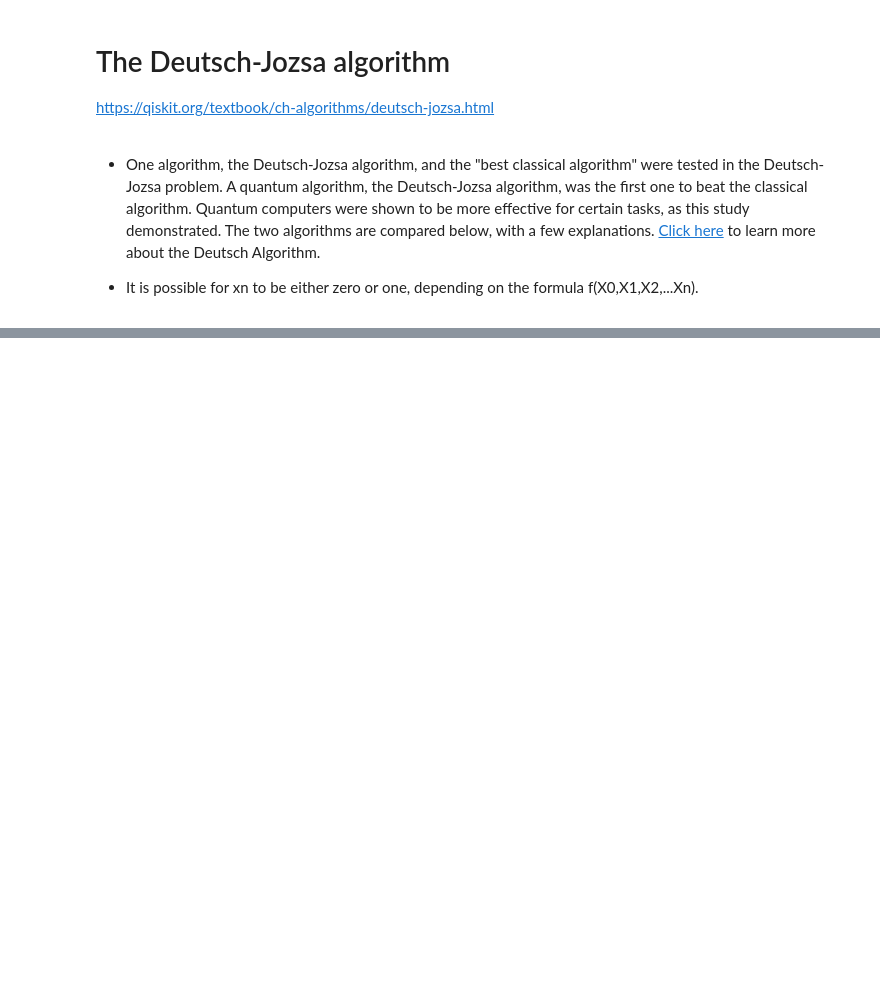
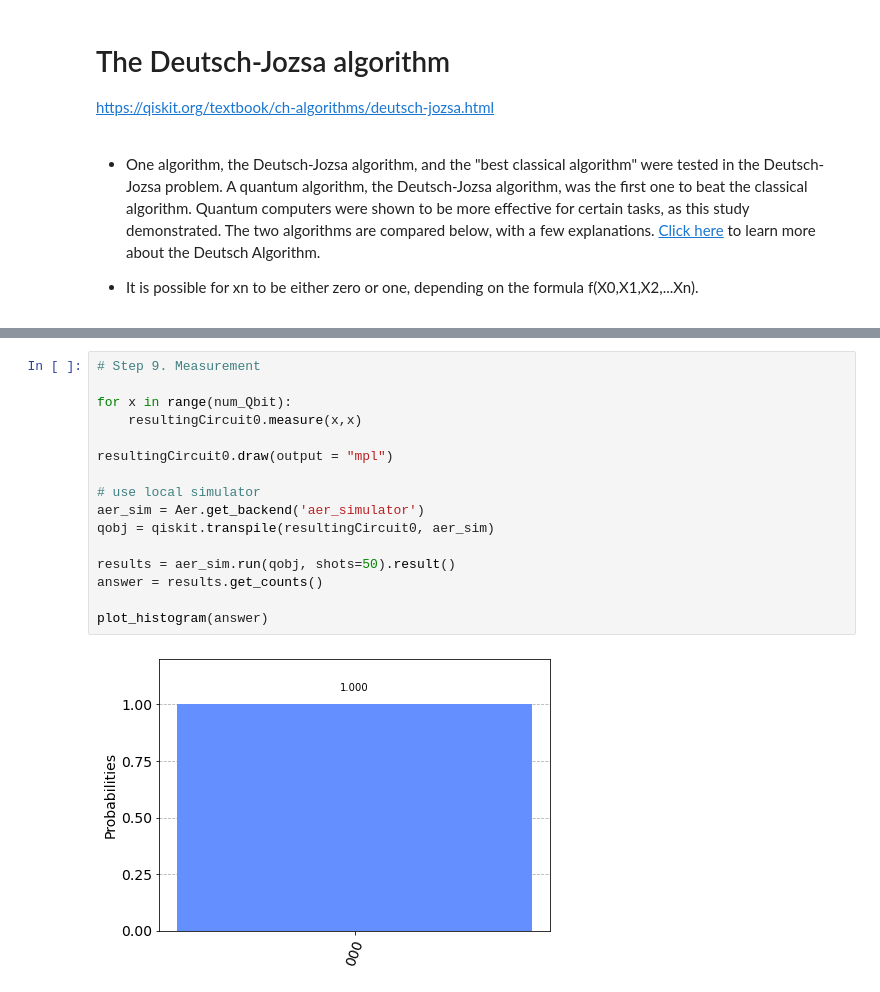
Before and after one commit to Victor-Onanuga/Emerging-Technologies, a Jupyter notebook: Assignment/Quantum_Computing.ipynb, the cells around one changed output, grey strips where cells are left out. Drawn from its saved outputs; the diff is of its cells as text; blank space fills up the shorter version.

```diff
--- a/Assignment/Quantum_Computing.ipynb
+++ b/Assignment/Quantum_Computing.ipynb
@@ -192,0 +225,18 @@ circuit.draw(output='mpl')
+# %%
+# Step 9. Measurement
+
+for x in range(num_Qbit):
+    resultingCircuit0.measure(x,x)
+
+resultingCircuit0.draw(output = "mpl")
+
+# use local simulator
+aer_sim = Aer.get_backend('aer_simulator')
+qobj = qiskit.transpile(resultingCircuit0, aer_sim)
+
+results = aer_sim.run(qobj, shots=50).result()
+answer = results.get_counts()
+
+plot_histogram(answer)
+# %% [output]
+[figure, added]
```
Also changed, not shown: parts of 9 cells of this notebook.
